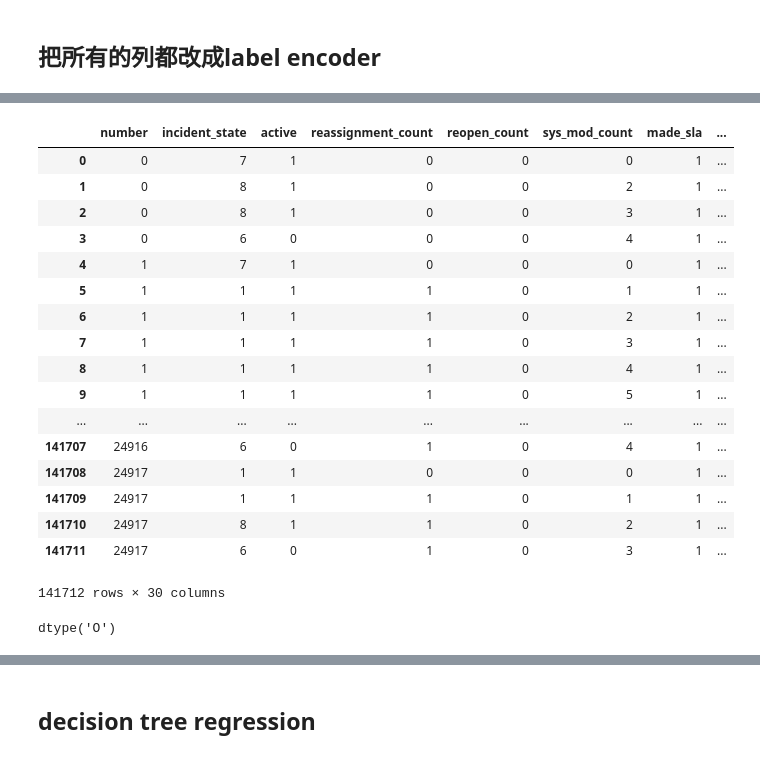
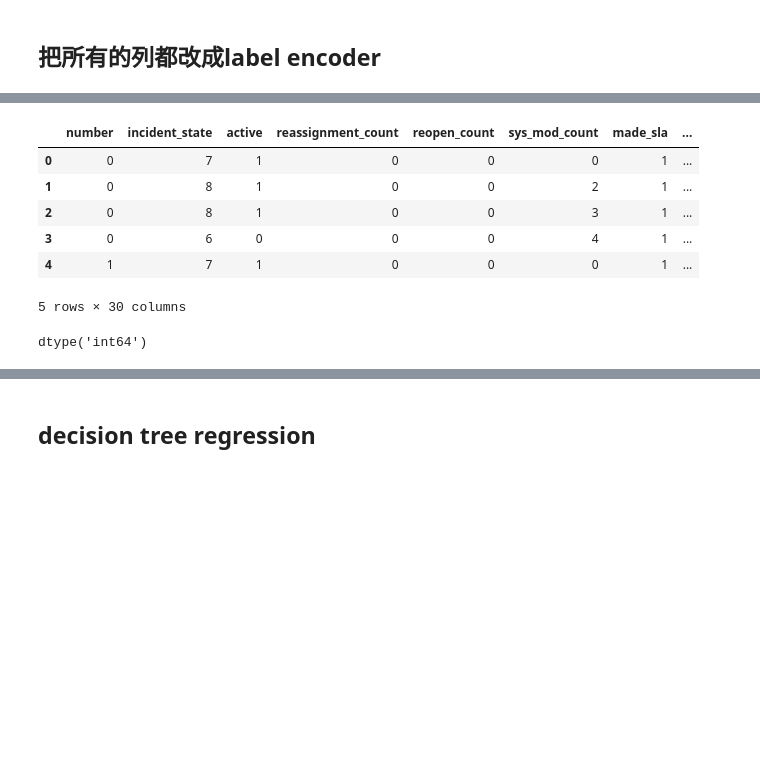
Before and after one commit to unclestay/ESILV---Python-for-data-analysis---devoir-2020, a Jupyter notebook: project.ipynb, the cells around one changed output, grey strips where cells are left out. Drawn from its saved outputs; the diff is of its cells as text; code cells hidden in the pictures; blank space fills up the shorter version.

```diff
--- a/project.ipynb
+++ b/project.ipynb
@@ -557,25 +527,14 @@ for i in range(0,len(column)):
-# %%
-df4
-# %% [output]
-|  | number | incident_state | active | reassignment_count | reopen_count | sys_mod_count | made_sla | ... |
-| 0 | 0 | 7 | 1 | 0 | 0 | 0 | 1 | ... |
-| 1 | 0 | 8 | 1 | 0 | 0 | 2 | 1 | ... |
-| 2 | 0 | 8 | 1 | 0 | 0 | 3 | 1 | ... |
-| 3 | 0 | 6 | 0 | 0 | 0 | 4 | 1 | ... |
-| 4 | 1 | 7 | 1 | 0 | 0 | 0 | 1 | ... |
-| 5 | 1 | 1 | 1 | 1 | 0 | 1 | 1 | ... |
-| 6 | 1 | 1 | 1 | 1 | 0 | 2 | 1 | ... |
-| 7 | 1 | 1 | 1 | 1 | 0 | 3 | 1 | ... |
-| 8 | 1 | 1 | 1 | 1 | 0 | 4 | 1 | ... |
-| 9 | 1 | 1 | 1 | 1 | 0 | 5 | 1 | ... |
-| ... | ... | ... | ... | ... | ... | ... | ... | ... |
-| 141707 | 24916 | 6 | 0 | 1 | 0 | 4 | 1 | ... |
-| 141708 | 24917 | 1 | 1 | 0 | 0 | 0 | 1 | ... |
-| 141709 | 24917 | 1 | 1 | 1 | 0 | 1 | 1 | ... |
-| 141710 | 24917 | 8 | 1 | 1 | 0 | 2 | 1 | ... |
-| 141711 | 24917 | 6 | 0 | 1 | 0 | 3 | 1 | ... |
-141712 rows × 30 columns
+# %%
+df.head()
+# %% [output]
+|  | number | incident_state | active | reassignment_count | reopen_count | sys_mod_count | made_sla | ... |
+| 0 | 0 | 7 | 1 | 0 | 0 | 0 | 1 | ... |
+| 1 | 0 | 8 | 1 | 0 | 0 | 2 | 1 | ... |
+| 2 | 0 | 8 | 1 | 0 | 0 | 3 | 1 | ... |
+| 3 | 0 | 6 | 0 | 0 | 0 | 4 | 1 | ... |
+| 4 | 1 | 7 | 1 | 0 | 0 | 0 | 1 | ... |
+5 rows × 30 columns
 # %%
-df4["incident_state"].dtypes
+df["incident_state"].dtypes
 # %% [output]
-dtype('O')
+dtype('int64')
```
Also changed, not shown: parts of 51 cells of this notebook.
